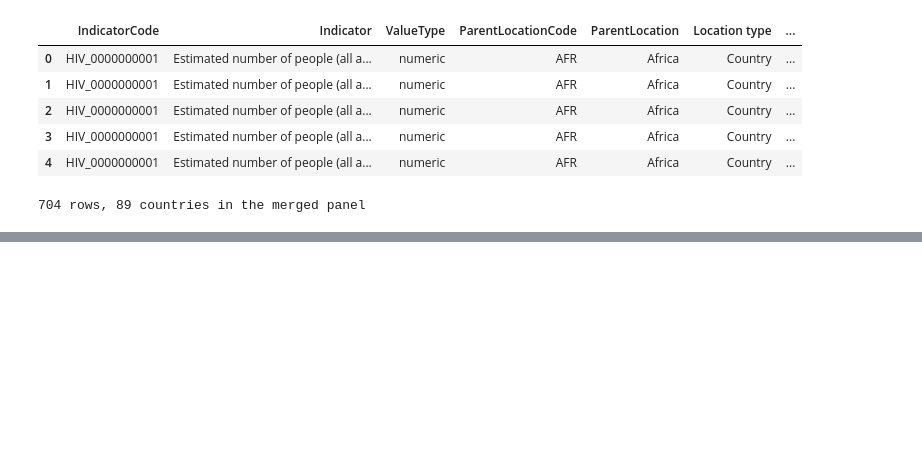
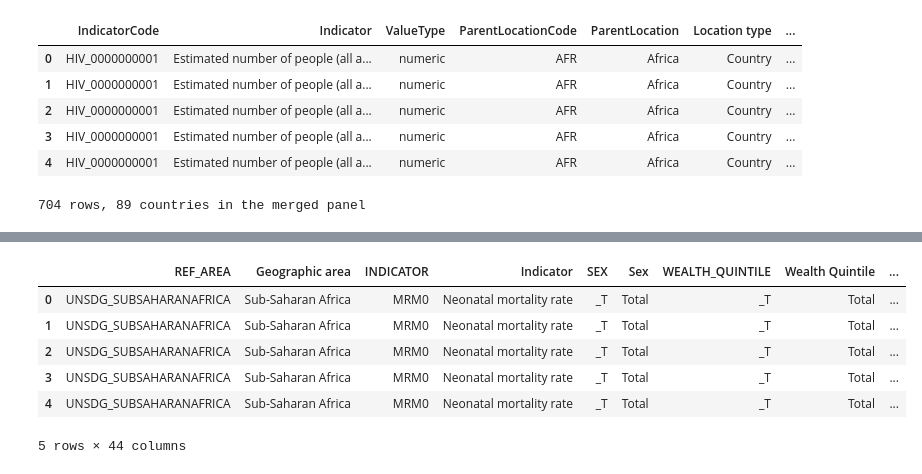
Before and after one commit to Gyrith/Internship-task-dscience, a Jupyter notebook: Cema_practice.ipynb, the cells around one changed output, grey strips where cells are left out. Saved outputs shown, nothing was run; the diff lists cells and outputs as text; code cells hidden in the pictures; blank space fills up the shorter version.

```diff
--- a/Cema_practice.ipynb
+++ b/Cema_practice.ipynb
@@ -227,0 +317,12 @@ print(f"{merged.shape[0]} rows, {merged['SpatialDimValueCode'].nunique()} countr
+# %%
+# child mortality
+neo = pd.read_csv('neonatal_mortality_rate.csv')
+neo.head()
+# %% [output]
+|  | REF_AREA | Geographic area | INDICATOR | Indicator | SEX | Sex | WEALTH_QUINTILE | Wealth Quintile | ... |
+| 0 | UNSDG_SUBSAHARANAFRICA | Sub-Saharan Africa | MRM0 | Neonatal mortality rate | _T | Total | _T | Total | ... |
+| 1 | UNSDG_SUBSAHARANAFRICA | Sub-Saharan Africa | MRM0 | Neonatal mortality rate | _T | Total | _T | Total | ... |
+| 2 | UNSDG_SUBSAHARANAFRICA | Sub-Saharan Africa | MRM0 | Neonatal mortality rate | _T | Total | _T | Total | ... |
+| 3 | UNSDG_SUBSAHARANAFRICA | Sub-Saharan Africa | MRM0 | Neonatal mortality rate | _T | Total | _T | Total | ... |
+| 4 | UNSDG_SUBSAHARANAFRICA | Sub-Saharan Africa | MRM0 | Neonatal mortality rate | _T | Total | _T | Total | ... |
+5 rows × 44 columns
```
Also changed, not shown: parts of 12 cells of this notebook.
